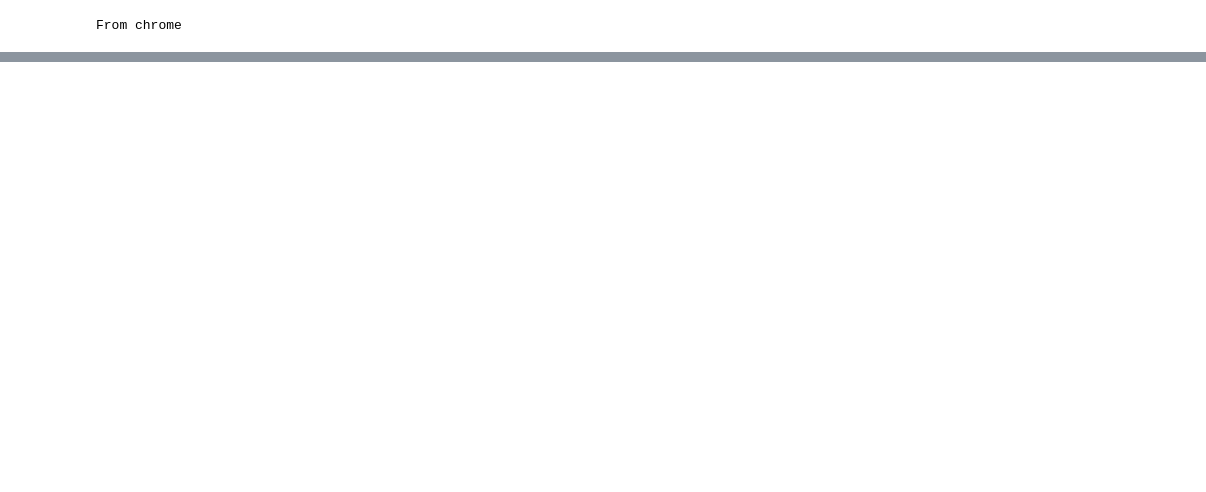
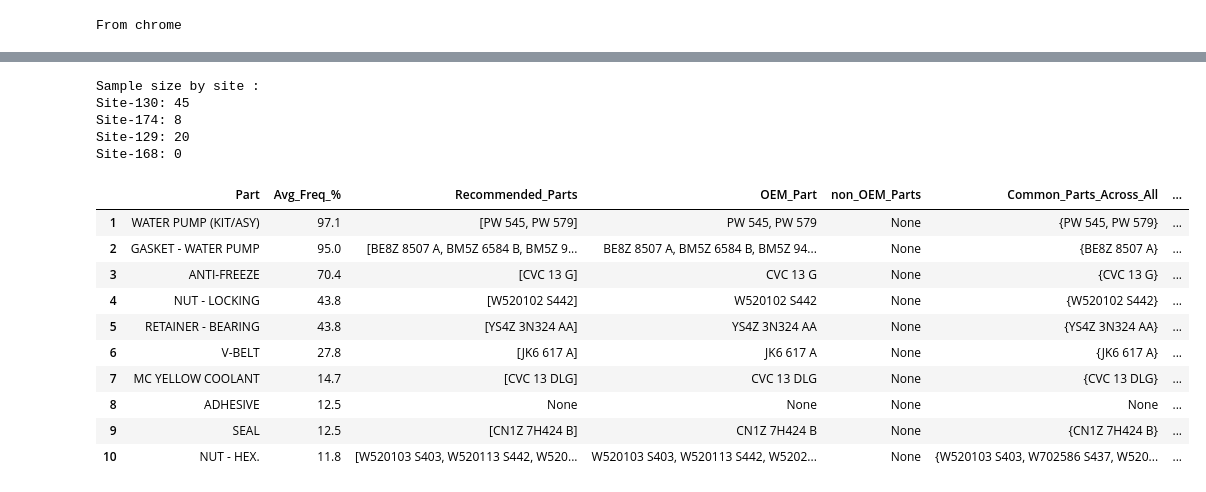
Before and after one commit to MeliPax/SPG, a Jupyter notebook: research/maximus_part_recomendation.ipynb, the cells around one changed output, grey strips where cells are left out. Cells and saved outputs as stored; diff of their text form; code cells hidden in the pictures; blank space fills up the shorter version.

```diff
--- a/research/maximus_part_recomendation.ipynb
+++ b/research/maximus_part_recomendation.ipynb
@@ -2415,7 +2055,7 @@ def update_req_tb_missing_trim(
 def save_veh_trim_to_local_db(search_Veh_Trim : pd.DataFrame, check_header : bool = True):
     # print("Initiated - Saving to local")
 
-    display(search_Veh_Trim)
+    # display(search_Veh_Trim)
 
     file_exists = os.path.exists(VEH_DB_PATH)
 
@@ -2468,7 +2108,7 @@ def fill_in_missing_trim(req_df, loading_from_local = False):
         return req_df
 
     # Chrome vins  to get Vehicle Trim details
-    Searched_Veh_VIN_and_trim_df = get_Veh_Trim(list_of_VINs_missing_Trim[3])
+    Searched_Veh_VIN_and_trim_df = get_Veh_Trim(list_of_VINs_missing_Trim)
 
 
     if not are_there_results_to_update(Searched_Veh_VIN_and_trim_df) or len(Searched_Veh_VIN_and_trim_df.columns.to_list())<1:
@@ -2494,12 +2134,11 @@ def data_pull(modelName, db_server):
         raise ValueError("Provided Model Name does not exists")
     queries = query_constructor(modelName, db_server) # pass in model name and
     RO_tbl, request_tbl, labourline_tbl, partslines_tbl = pull_data_by_server_with_args(server_conn, queries, modelName)
-    # RO_tbl, request_tbl, labourline_tbl, partslines_tbl = clean_data(RO_tbl, request_tbl, labourline_tbl, partslines_tbl)
 
 
     # Fill missing data
 
-    # request_tbl = fill_in_missing_trim(request_tbl)
+    request_tbl = fill_in_missing_trim(request_tbl)
 
     return RO_tbl, request_tbl, labourline_tbl, partslines_tbl
 
@@ -2919,34 +2573,0 @@ def update_existing_parts_in_localPartsMaster(df):
-# %%
-
-# # loading data sets
-base_path = "./data"
-
-
-RO_tbl_130, request_tbl_130, labourline_tbl_130, partslines_tbl_130 = data_loading_from_local(base_path, "server_130")
-# # RO_tbl_172, request_tbl_172, labourline_tbl_172, partslines_tbl_172 = data_loading_from_local(base_path, "server_172")
-# # RO_tbl_114, request_tbl_114, labourline_tbl_114, partslines_tbl_114 = data_loading_from_local(base_path, "server_114")
-# # RO_tbl_129, request_tbl_129, labourline_tbl_129, partslines_tbl_129 = data_loading_from_local(base_path, "server_129")
-# # RO_tbl_168, request_tbl_168, labourline_tbl_168, partslines_tbl_168 = data_loading_from_local(base_path, "server_168")
-
-
-# partslines_tbl_130 = refactor_description_column(partslines_tbl_130)
-# # partslines_tbl_172 = refactor_description_column(partslines_tbl_172)
-# # partslines_tbl_114 = refactor_description_column(partslines_tbl_114)
-# # partslines_tbl_129 = refactor_description_column(partslines_tbl_129)
-# # partslines_tbl_168 = refactor_description_column(partslines_tbl_168)
-
-
-# # Load new parts Data
-# load_new_parts_to_localPartsMaster(partslines_tbl_130)
-# # load_new_parts_to_localPartsMaster(partslines_tbl_172)
-# # load_new_parts_to_localPartsMaster(partslines_tbl_114)
-# # load_new_parts_to_localPartsMaster(partslines_tbl_129)
-# # load_new_parts_to_localPartsMaster(partslines_tbl_168)
-
-# # # Update the master part DB
-
-# update_existing_parts_in_localPartsMaster(partslines_tbl_130)
-# # update_existing_parts_in_localPartsMaster(partslines_tbl_172)
-# # update_existing_parts_in_localPartsMaster(partslines_tbl_114)
-# # update_existing_parts_in_localPartsMaster(partslines_tbl_129)
-# # update_existing_parts_in_localPartsMaster(partslines_tbl_168)
@@ -3146,13 +2656,30 @@ results168_water_pump = execute_model_trim_filter(request_tbl_df = request_tbl_1
 # %%
 
 data = {
     "130": results130_water_pump,
     "174": results172_water_pump,
-    "114": results114_water_pump,
+    # "114": results114_water_pump,
     "129": results129_water_pump,
     "168": results168_water_pump
 }
 
 
 compare_recommended_partLists_side_by_side(data)
+# %% [output]
+Sample size by site :
+Site-130: 45
+Site-174: 8
+Site-129: 20
+Site-168: 0
+|  | Part | Avg_Freq_% | Recommended_Parts | OEM_Part | non_OEM_Parts | Common_Parts_Across_All | ... |
+| 1 | WATER PUMP (KIT/ASY) | 97.1 | [PW 545, PW 579] | PW 545, PW 579 | None | {PW 545, PW 579} | ... |
+| 2 | GASKET - WATER PUMP | 95.0 | [BE8Z 8507 A, BM5Z 6584 B, BM5Z 9... | BE8Z 8507 A, BM5Z 6584 B, BM5Z 94... | None | {BE8Z 8507 A} | ... |
+| 3 | ANTI-FREEZE | 70.4 | [CVC 13 G] | CVC 13 G | None | {CVC 13 G} | ... |
+| 4 | NUT - LOCKING | 43.8 | [W520102 S442] | W520102 S442 | None | {W520102 S442} | ... |
+| 5 | RETAINER - BEARING | 43.8 | [YS4Z 3N324 AA] | YS4Z 3N324 AA | None | {YS4Z 3N324 AA} | ... |
+| 6 | V-BELT | 27.8 | [JK6 617 A] | JK6 617 A | None | {JK6 617 A} | ... |
+| 7 | MC YELLOW COOLANT | 14.7 | [CVC 13 DLG] | CVC 13 DLG | None | {CVC 13 DLG} | ... |
+| 8 | ADHESIVE | 12.5 | None | None | None | None | ... |
+| 9 | SEAL | 12.5 | [CN1Z 7H424 B] | CN1Z 7H424 B | None | {CN1Z 7H424 B} | ... |
+| 10 | NUT - HEX. | 11.8 | [W520103 S403, W520113 S442, W520... | W520103 S403, W520113 S442, W5202... | None | {W520103 S403, W702586 S437, W520... | ... |
 # %%
```
Also changed, not shown: parts of 28 cells of this notebook, 16 other files.
